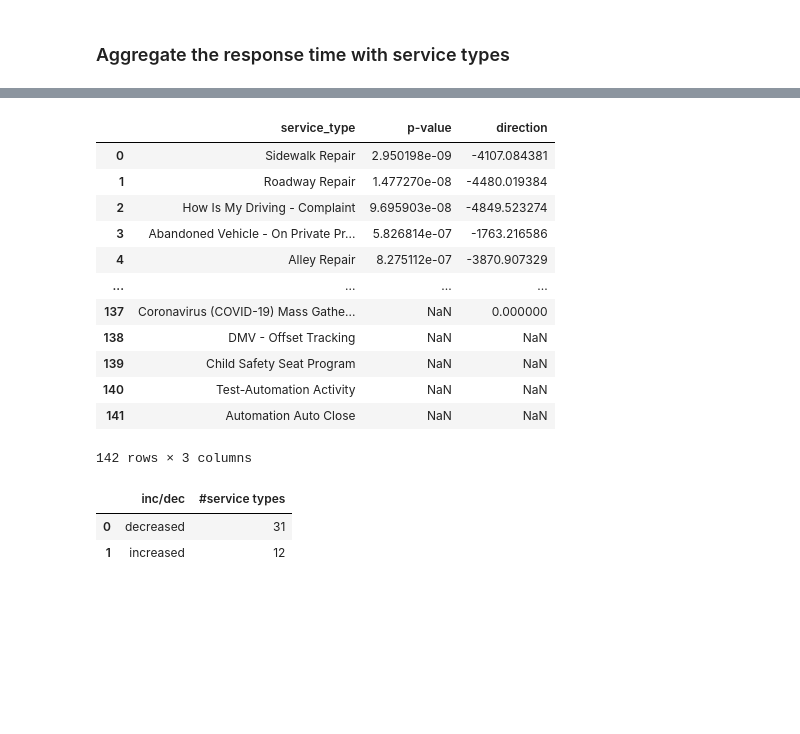
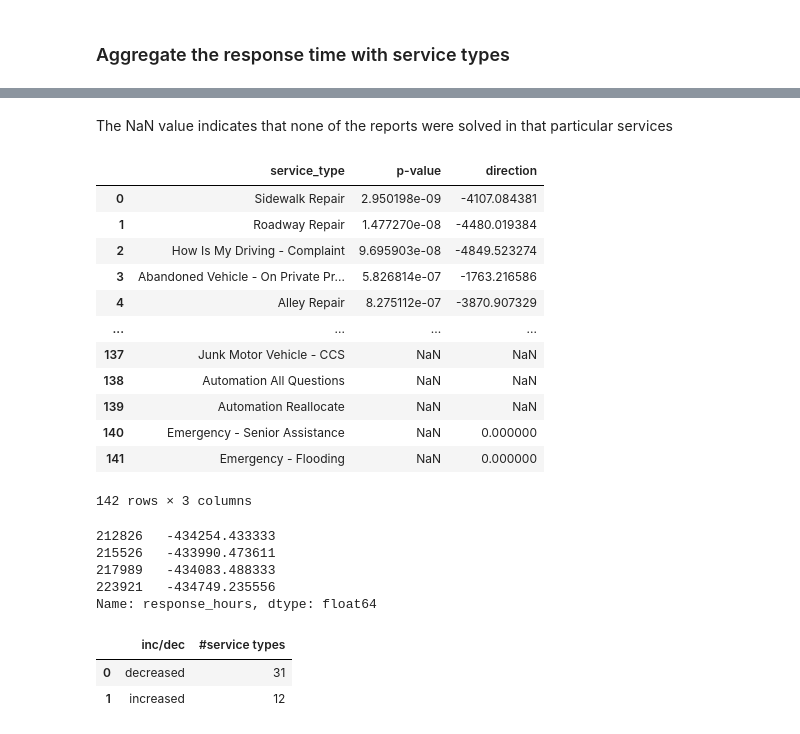
Before and after one commit to gmu-cil/DMV-311, a Jupyter notebook: src/DC_311_2019_2020.ipynb, the cells around one changed output, grey strips where cells are left out. Cells and saved outputs as stored; diff of their text form; code cells hidden in the pictures; blank space fills up the shorter version.

```diff
--- a/src/DC_311_2019_2020.ipynb
+++ b/src/DC_311_2019_2020.ipynb
@@ -391,15 +390,16 @@ for img in range(num_imgs):
     if img < num_imgs -1:
         rows = 2
     else:
-        rows = int(math.ceil(len(low_p_types) - type_count) /2)
+        rows = int(math.ceil( (len(low_p_types) - type_count)/2 ))
     fig, axes = plt.subplots(rows,2, figsize = (20,10))
     for row in range(rows):
         for col in range(2):
-            if rows >1:
-                sns.boxplot(x='period', y=low_p_types[type_count], data=box_plt_df, ax=axes[row, col])
-            else:
-                sns.boxplot(x='period', y=low_p_types[type_count], data=box_plt_df, ax=axes[col])
-            type_count +=1
+            if type_count < len(low_p_types):
+                if rows >1:
+                    sns.boxplot(x='period', y=low_p_types[type_count], data=box_plt_df, ax=axes[row, col])
+                else:
+                    sns.boxplot(x='period', y=low_p_types[type_count], data=box_plt_df, ax=axes[col])
+                type_count +=1
     plt.savefig('../figure/DC_ServiceTypesBoxPlt/box_plt_' + str(img +1))
     plt.close()
 # %% [markdown]
@@ -552,6 +552,3 @@ print(unsolved_2019.shape[0]/ DC_311_2020_df.shape[0])
 # %% [output]
 #unsolved issues: 12490
 0.04098871743710578
-# %%
-DC_311_2020_df['SERVICEORDERSTATUS'] = DC_311_2020_df['SERVICEORDERSTATUS'].str.lower()
-DC_311_2020_df['SERVICEORDERSTATUS'].unique()
@@ -569,3 +560,8 @@ unsolved_2020 = unsolved_2020.append(DC_311_2020_df[DC_311_2020_df['RESOLUTIONDA
 print(unsolved_2020.shape[0])
 # %% [output]
 18827
+# %%
+unsolved_2020 = DC_311_2020_df[DC_311_2020_df['closed_date'].dt.year < 2020]
+unsolved_2020 = unsolved_2020.append(DC_311_2020_df[DC_311_2020_df['RESOLUTIONDATE'].isna()])
+
+print(unsolved_2020.shape[0])
@@ -724,30 +746,40 @@ merge_response_time.head()
 pre_covid_res_hrs = merge_response_time[pre_covid_cols]
 covid_res_hrs = merge_response_time[covid_cols]
 # %%
-t_test_df = pd.DataFrame(columns=['service_type','p-value','direction'])
+resp_time_t_test = pd.DataFrame(columns=['service_type','p-value','direction'])
 for service_type in total_service_types:
     pre_covid_var = pre_covid_res_hrs.loc[pre_covid_res_hrs['SERVICECODEDESCRIPTION']== service_type][pre_covid_cols[1:]].values.flatten()
     covid_var = covid_res_hrs.loc[covid_res_hrs['SERVICECODEDESCRIPTION']== service_type][covid_cols[1:]].values.flatten()
     t_val, p_val = stats.ttest_ind(pre_covid_var, covid_var, equal_var = False)
     direction = covid_var.mean() - pre_covid_var.mean()
-    t_test_res = {'service_type': service_type, 'p-value': p_val, 'direction': direction}
-    t_test_df = t_test_df.append(t_test_res,ignore_index = True)
+    resp_time_t_test_res = {'service_type': service_type, 'p-value': p_val, 'direction': direction}
+    resp_time_t_test = resp_time_t_test.append(resp_time_t_test_res,ignore_index = True)
+# %% [markdown]
+The NaN value indicates that none of the reports were solved in that particular services
 # %%
-t_test_df.sort_values(by = 'p-value', inplace=True)
-t_test_df.reset_index(drop=True, inplace = True)
-t_test_df
+resp_time_t_test.sort_values(by = 'p-value', inplace=True)
+resp_time_t_test.reset_index(drop=True, inplace = True)
+resp_time_t_test
 # %% [output]
 |  | service_type | p-value | direction |
 | 0 | Sidewalk Repair | 2.950198e-09 | -4107.084381 |
 | 1 | Roadway Repair | 1.477270e-08 | -4480.019384 |
 | 2 | How Is My Driving - Complaint | 9.695903e-08 | -4849.523274 |
 | 3 | Abandoned Vehicle - On Private Pr... | 5.826814e-07 | -1763.216586 |
 | 4 | Alley Repair | 8.275112e-07 | -3870.907329 |
 | ... | ... | ... | ... |
-| 137 | Coronavirus (COVID-19) Mass Gathe... | NaN | 0.000000 |
-| 138 | DMV - Offset Tracking | NaN | NaN |
-| 139 | Child Safety Seat Program | NaN | NaN |
-| 140 | Test-Automation Activity | NaN | NaN |
-| 141 | Automation Auto Close | NaN | NaN |
+| 137 | Junk Motor Vehicle - CCS | NaN | NaN |
+| 138 | Automation All Questions | NaN | NaN |
+| 139 | Automation Reallocate | NaN | NaN |
+| 140 | Emergency - Senior Assistance | NaN | 0.000000 |
+| 141 | Emergency - Flooding | NaN | 0.000000 |
 142 rows × 3 columns
+# %%
+DC_311_2019_df.loc[DC_311_2019_df['SERVICECODEDESCRIPTION'] == 'Junk Motor Vehicle - CCS']['response_hours']
+# %% [output]
+212826   -434254.433333
+215526   -433990.473611
+217989   -434083.488333
+223921   -434749.235556
+Name: response_hours, dtype: float64
 # %%
```
Also changed, not shown: parts of 18 cells of this notebook, 15 other files.
